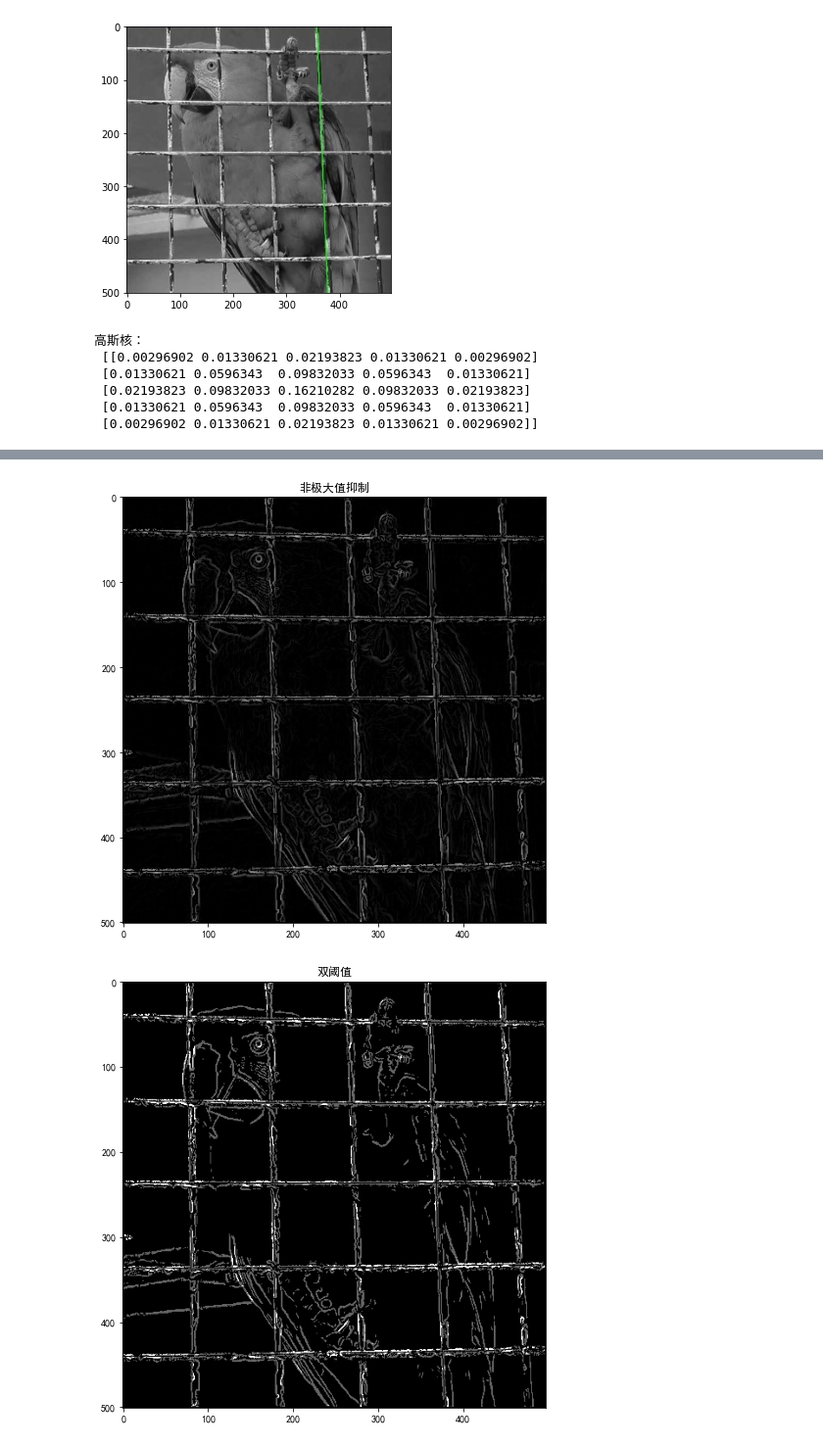
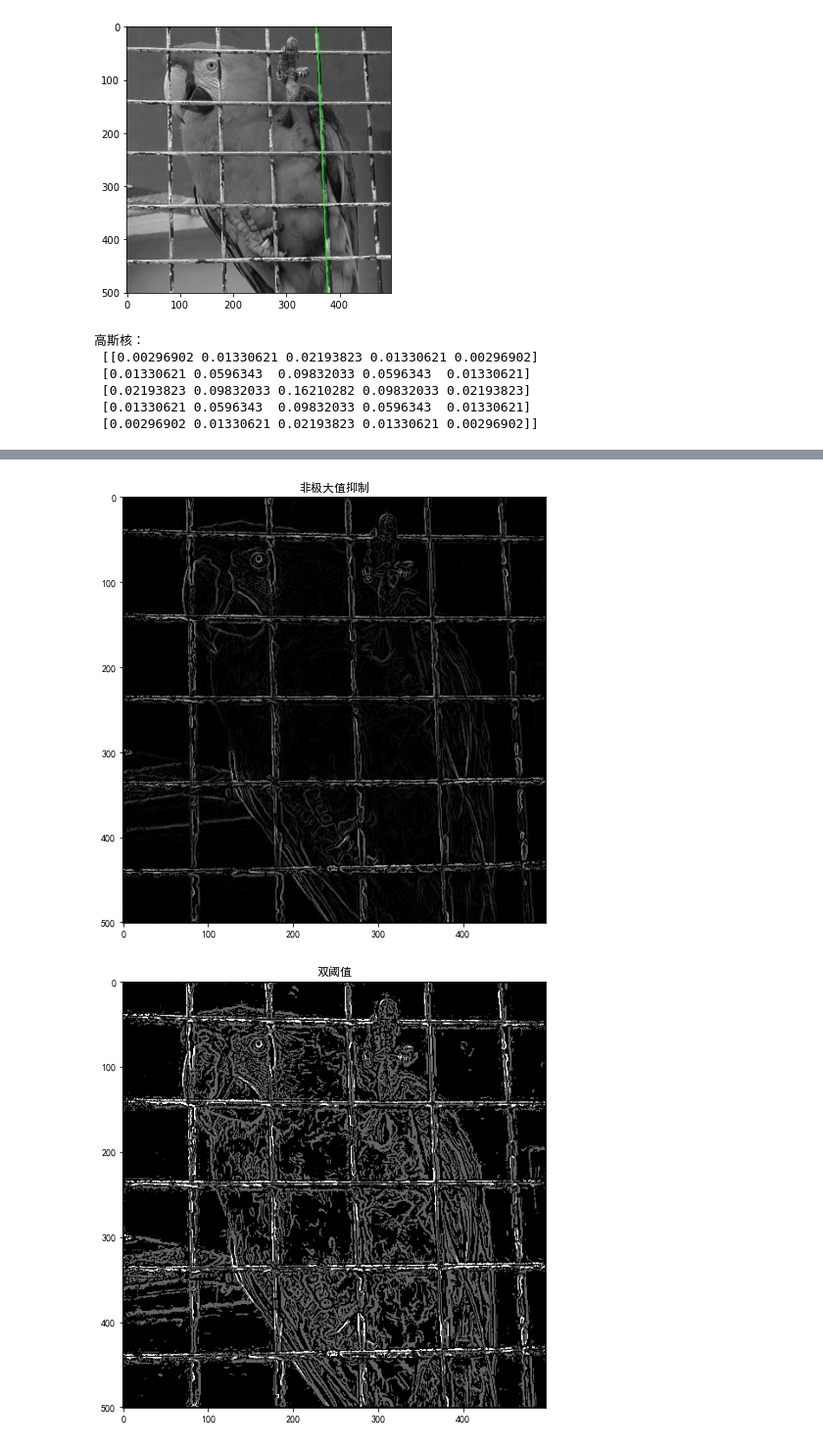
Before and after one commit to gnaloaixey/note, a Jupyter notebook: demo/imageProcess/canny.ipynb, the cells around one changed output, grey strips where cells are left out. Shown at 98% size. Cells and saved outputs as stored; diff of their text form; code cells hidden in the pictures.

```diff
--- a/demo/imageProcess/canny.ipynb
+++ b/demo/imageProcess/canny.ipynb
@@ -73,8 +73,8 @@ class Canny:
         self.paint(cv2.cvtColor(g_double_threshold, cv2.COLOR_GRAY2RGB), "双阈值")
 
         # 滞回性
-        g_rtn = np.copy(g_double_threshold)
-        self.dfs(g_rtn)
+        g_rtn = np.zeros_like(g_double_threshold, dtype=np.uint8)
+        self.dfs(g_rtn, g_double_threshold)
         self.paint(cv2.cvtColor(g_rtn,cv2.COLOR_GRAY2RGB), "最终结果")
 
         # 二值化
@@ -137,49 +137,48 @@ class Canny:
                     image_dst[y,x] = sum
         return image_dst
 
-    def dfs(self, image):
+    def dfs(self, image, g_double_threshold):
         flag = np.zeros_like(image, dtype=np.uint8)
         h, w = image.shape
         for j in range(h):
             for i in range(w):
-                if image[j, i] != 255:
+                if g_double_threshold[j, i] != 255:
                     continue
                 stack = list()
                 stack.append((j,i))
                 while len(stack) > 0:
                     y,x = stack.pop()
                     image[y,x] = 255
+                    flag[y, x] = 1
                     for yy in range(j-1,j+2):
                         for xx in range(x-1,x+2):
                             if xx > 0 and xx < w-1 and yy > 0 and yy < h-1 and not (y == yy and x == xx):
                                 if flag[yy,xx] == 1:continue
-                                if image[yy,xx] == 100:
-                                    image[yy,xx] = 255
+                                if g_double_threshold[yy, xx] == 100:
                                     stack.append((yy,xx))
-                                    flag[yy,xx] = 1
 
         pass
     def paint(self, image, title):
         plt.figure(figsize=(8, 8))
         plt.title(title)
         plt.imshow(image)
         plt.show()
 # 灰度化
 image_gray = cv2.cvtColor(image, cv2.COLOR_BGR2GRAY)
 canny = Canny()
 # canny边缘检测
-edges = canny.calculateEdges(image_gray, 30, 100)
+edges = canny.calculateEdges(image_gray, 5, 90)
 # %% [output]
 高斯核：
  [[0.00296902 0.01330621 0.02193823 0.01330621 0.00296902]
  [0.01330621 0.0596343  0.09832033 0.0596343  0.01330621]
  [0.02193823 0.09832033 0.16210282 0.09832033 0.02193823]
  [0.01330621 0.0596343  0.09832033 0.0596343  0.01330621]
  [0.00296902 0.01330621 0.02193823 0.01330621 0.00296902]]
 [figure]
 [figure]
 [figure]
 [figure]
 [figure]
 [figure]
-[figure, old version]
+[figure, new version]
```
Also changed, not shown: parts of 2 cells of this notebook.
